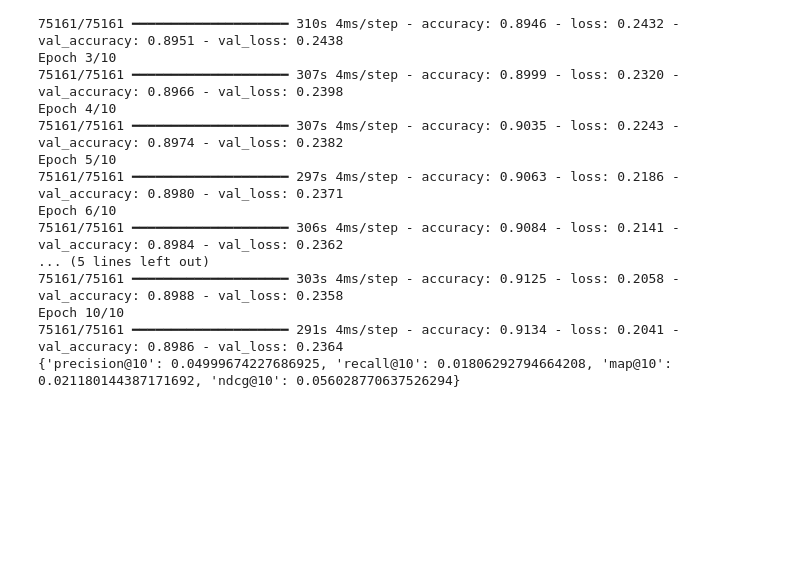
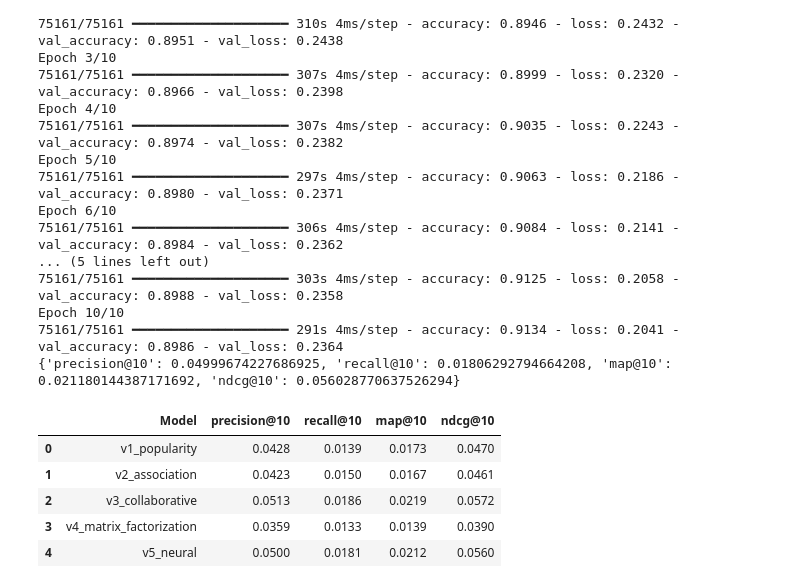
Before and after one commit to dave123981/commerce-recommendation-engine, a Jupyter notebook: notebooks/test.ipynb, the cells around one changed output. Drawn from its saved outputs; the diff is of its cells as text; code cells hidden in the pictures; blank space fills up the shorter version.

```diff
--- a/notebooks/test.ipynb
+++ b/notebooks/test.ipynb
@@ -121,0 +129,41 @@ with open("results.csv", "a", newline="") as f:
+# %%
+RESULTS_CSV = Path("results.csv")
+OUTPUT_PATH = Path("version_comparison.png")
+
+# consistent color-per-version across chart regenerations
+VERSION_COLORS = {
+    "v1_popularity": "#94a3b8",
+    "v2_association": "#f87171",
+    "v3_collaborative": "#34d399",
+    "v4_matrix_factorization": "#60a5fa",
+    "v5_neural": "#a78bfa",
+}
+VERSION_LABELS = {
+    "v1_popularity": "V1 Popularity",
+    "v2_association": "V2 Association",
+    "v3_collaborative": "V3 Collaborative",
+    "v4_matrix_factorization": "V4 Matrix Fact.",
+    "v5_neural": "V5 Neural",
+}
+METRIC_LABELS = {
+    "precision@10": "Precision@10",
+    "recall@10": "Recall@10",
+    "map@10": "MAP@10",
+    "ndcg@10": "NDCG@10",
+}
+# %%
+if not RESULTS_CSV.exists():
+    raise FileNotFoundError(
+        f"{RESULTS_CSV} not found. Run each version's fit + evaluate_model() cell "
+        "and log a row to results.csv first (see README quickstart)."
+    )
+
+df = pd.read_csv(RESULTS_CSV)
+df
+# %% [output]
+|  | Model | precision@10 | recall@10 | map@10 | ndcg@10 |
+| 0 | v1_popularity | 0.0428 | 0.0139 | 0.0173 | 0.0470 |
+| 1 | v2_association | 0.0423 | 0.0150 | 0.0167 | 0.0461 |
+| 2 | v3_collaborative | 0.0513 | 0.0186 | 0.0219 | 0.0572 |
+| 3 | v4_matrix_factorization | 0.0359 | 0.0133 | 0.0139 | 0.0390 |
+| 4 | v5_neural | 0.0500 | 0.0181 | 0.0212 | 0.0560 |
```
Also changed, not shown: parts of 2 cells of this notebook.
